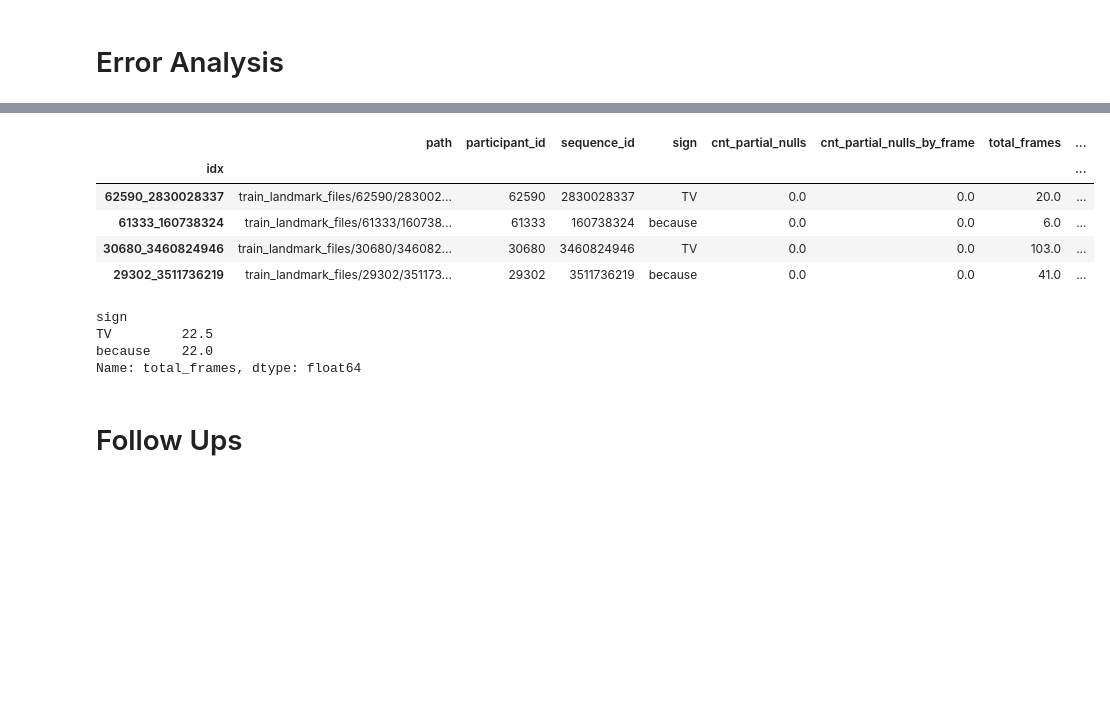
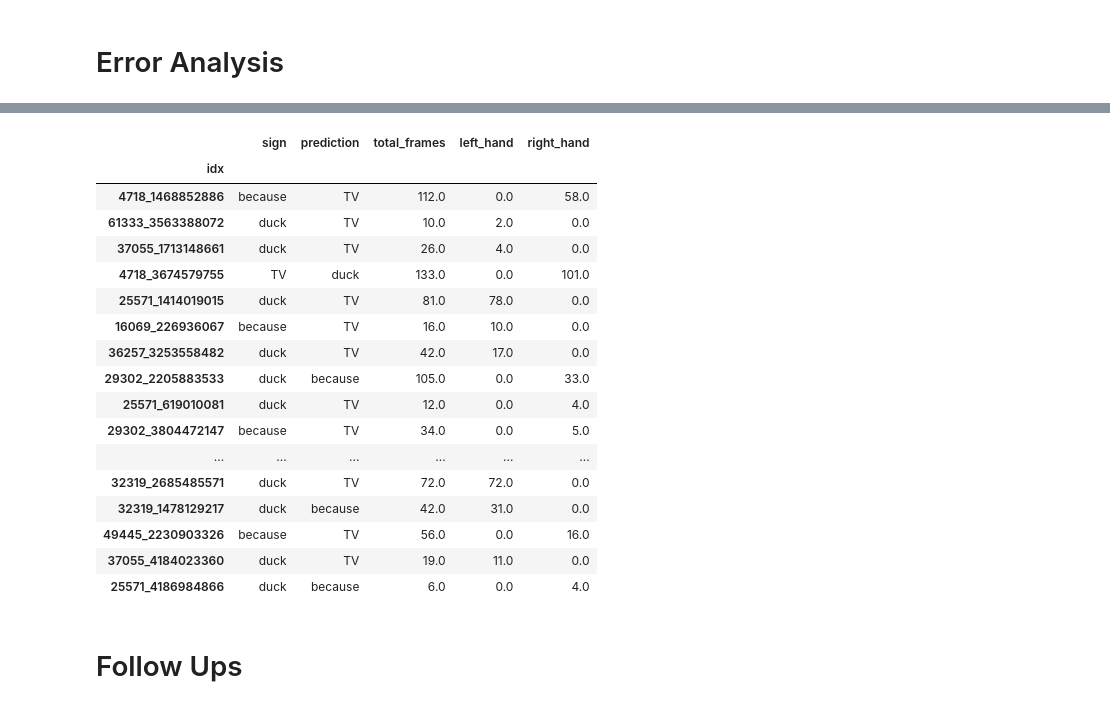
Before and after one commit to brendanfitz/kaggle, a Jupyter notebook: asl-signs/asl-signs-rnn.ipynb, the cells around one changed output, grey strips where cells are left out. Saved outputs shown, nothing was run; the diff lists cells and outputs as text; code cells hidden in the pictures; blank space fills up the shorter version.

```diff
--- a/asl-signs/asl-signs-rnn.ipynb
+++ b/asl-signs/asl-signs-rnn.ipynb
@@ -38,6 +38,9 @@ else:
 with open(path / 'sign_to_prediction_index_map.json') as f:
     sign_labels = json.load(f)
 # %%
+signs_subset = ['TV', 'because', 'duck', 'balloon']
+
+
 train = (pd.read_csv(path / 'train_with_meta.csv')
          .assign(idx=lambda x: x.participant_id.astype(str) + '_' + x.sequence_id.astype(str))
          .set_index('idx')
@@ -45,10 +48,10 @@ train = (pd.read_csv(path / 'train_with_meta.csv')
 
 
 
-signs_subset = ['TV', 'because']
+signs_subset = ['TV', 'because', 'duck']
 train = train.loc[train.sign.isin(signs_subset)]
 
-sign_labels = {'TV': 0, 'because': 1}
+sign_labels = {sign: i for i, sign in enumerate(signs_subset)}
 
 train.head()
 # %% [output]
@@ -114,7 +132,10 @@ class ASLRecord:
         # flip left hand if necessary
         if self.hand == 'left_hand':
             left_hand_mask = landmarks.loc[:, 'type'] == 'left_hand'
-            landmarks.loc[left_hand_mask, ['x', 'y']] = -landmarks.loc[left_hand_mask, ['x', 'y']]
+            landmarks.loc[left_hand_mask, 'x'] = -landmarks.loc[left_hand_mask, 'x']
+
+            pose_mask = landmarks.loc[:, 'type'] == 'pose'
+            landmarks.loc[pose_mask, 'x'] = -landmarks.loc[pose_mask, 'x']
         return landmarks
 
     def filter_landmark_indices(self, landmarks):
@@ -212,7 +233,10 @@ class ASLDataset(Dataset):
 from sklearn.model_selection import train_test_split
 from sklearn.metrics import accuracy_score
 
-training_set, test_set = train_test_split(train, test_size=0.1, random_state=42, stratify=train.sign)
+
+train = train.query('total_frames < 100')
+training_set, test_set = train_test_split(train.query('total_frames < 100'),
+                                          test_size=0.2, random_state=42, stratify=train.sign)
 
 train_dataset = ASLDataset(training_set)
 train_dataloader = DataLoader(train_dataset, batch_size=1, shuffle=True)
@@ -289,23 +333,29 @@ def train_one_record(landmarks_tensor, sign_tensor, learning_rate):
 # %%
 n_categories = len(sign_labels)
 input_size = 87
-n_hidden = 128
+n_hidden = 256
 rnn = RNN(input_size, n_hidden, n_categories)
 
 loss_fn = nn.NLLLoss()
 
-epochs = 20
+epochs = 28
+training_losses = list()
 test_losses = list()
 test_accuracies = list()
 
-learning_rates = [0.001] * 10 + [0.0001] * 10
+learning_rates = [0.001] * 12 + [0.0005] * 8 + [0.0001] * 4  + [0.00005] * 4
 
 for epoch in range(epochs):
+    learning_rate = learning_rates[epoch]
     # training
+    training_loss = 0
     for batch_features, batch_labels in train_dataloader:
         landmarks_tensor, sign_tensor = batch_features[0], batch_labels[0]
-        output, loss = train_one_record(landmarks_tensor, sign_tensor, learning_rates[epoch])
+        output, loss = train_one_record(landmarks_tensor, sign_tensor, learning_rate)
+        training_loss += loss
 
+    training_loss = int(training_loss) / len(train_dataset)
+    training_losses.append(training_loss)
 
     # testing
     guesses = list()
@@ -331,5 +381,6 @@ for epoch in range(epochs):
     test_accuracy = accuracy_score(test_set.sign, guesses)
     test_accuracies.append(test_accuracy)
 
-    print(f"Epoch #{epoch}:    Test Loss: {test_loss:,.2f}    Test Accuracy: {test_accuracy:.0%}")
+    print(f"Epoch #{epoch} (LR {learning_rate}):    Training Loss: {training_loss:,.2f}    "
+          f"Test Loss: {test_loss:,.2f}    Test Accuracy: {test_accuracy:.0%}")
 # %% [output]
@@ -380,21 +436,27 @@ plt.show()
 # %%
 test_error_mask = test_set.sign != test_set.prediction
-test_errors = test_set.loc[test_error_mask, :]
+cols = ['sign', 'prediction', 'total_frames', 'left_hand', 'right_hand']
+test_errors = test_set.loc[test_error_mask, cols]
 test_errors
 # %% [output]
-|  | path | participant_id | sequence_id | sign | cnt_partial_nulls | cnt_partial_nulls_by_frame | total_frames | ... |
-| idx |  |  |  |  |  |  |  | ... |
-| 62590_2830028337 | train_landmark_files/62590/283002... | 62590 | 2830028337 | TV | 0.0 | 0.0 | 20.0 | ... |
-| 61333_160738324 | train_landmark_files/61333/160738... | 61333 | 160738324 | because | 0.0 | 0.0 | 6.0 | ... |
-| 30680_3460824946 | train_landmark_files/30680/346082... | 30680 | 3460824946 | TV | 0.0 | 0.0 | 103.0 | ... |
-| 29302_3511736219 | train_landmark_files/29302/351173... | 29302 | 3511736219 | because | 0.0 | 0.0 | 41.0 | ... |
+|  | sign | prediction | total_frames | left_hand | right_hand |
+| idx |  |  |  |  |  |
+| 4718_1468852886 | because | TV | 112.0 | 0.0 | 58.0 |
+| 61333_3563388072 | duck | TV | 10.0 | 2.0 | 0.0 |
+| 37055_1713148661 | duck | TV | 26.0 | 4.0 | 0.0 |
+| 4718_3674579755 | TV | duck | 133.0 | 0.0 | 101.0 |
+| 25571_1414019015 | duck | TV | 81.0 | 78.0 | 0.0 |
+| 16069_226936067 | because | TV | 16.0 | 10.0 | 0.0 |
+| 36257_3253558482 | duck | TV | 42.0 | 17.0 | 0.0 |
+| 29302_2205883533 | duck | because | 105.0 | 0.0 | 33.0 |
+| 25571_619010081 | duck | TV | 12.0 | 0.0 | 4.0 |
+| 29302_3804472147 | because | TV | 34.0 | 0.0 | 5.0 |
+| ... | ... | ... | ... | ... | ... |
+| 32319_2685485571 | duck | TV | 72.0 | 72.0 | 0.0 |
+| 32319_1478129217 | duck | because | 42.0 | 31.0 | 0.0 |
+| 49445_2230903326 | because | TV | 56.0 | 0.0 | 16.0 |
+| 37055_4184023360 | duck | TV | 19.0 | 11.0 | 0.0 |
+| 25571_4186984866 | duck | because | 6.0 | 0.0 | 4.0 |
-# %%
-training_set.groupby('sign').total_frames.median()
-# %% [output]
-sign
-TV         22.5
-because    22.0
-Name: total_frames, dtype: float64
 # %% [markdown]
 # Follow Ups
 # %% [markdown]
```
Also changed, not shown: parts of 15 cells of this notebook, 3 other files.
